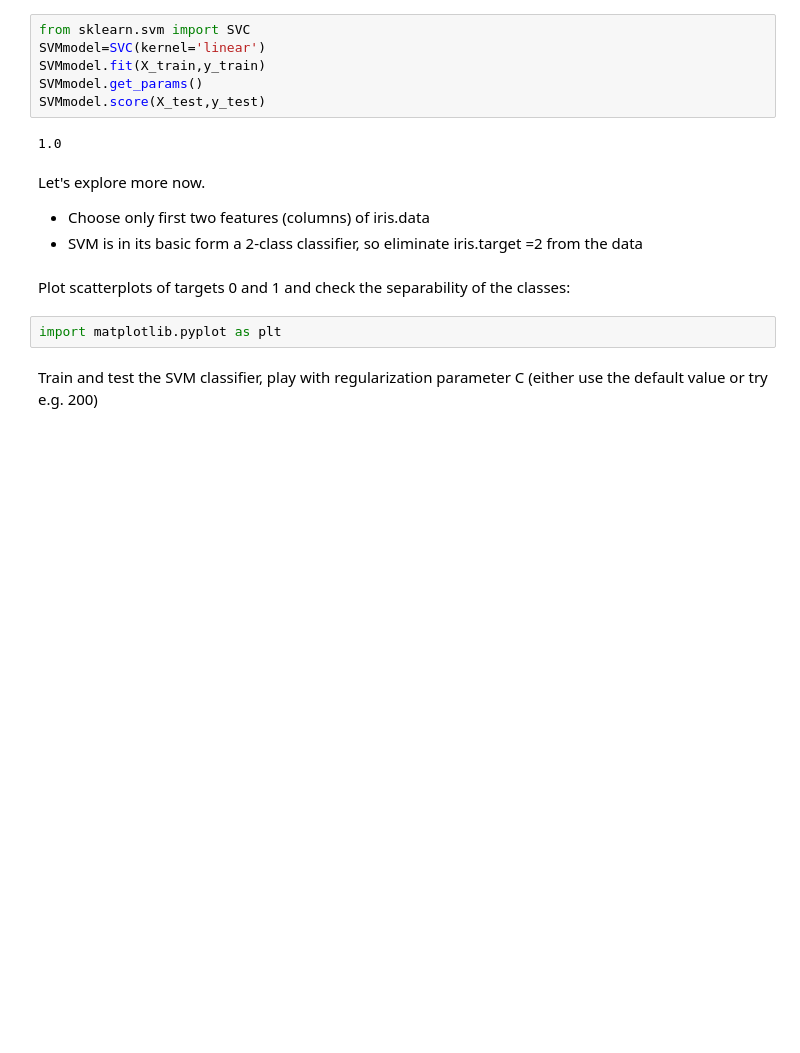
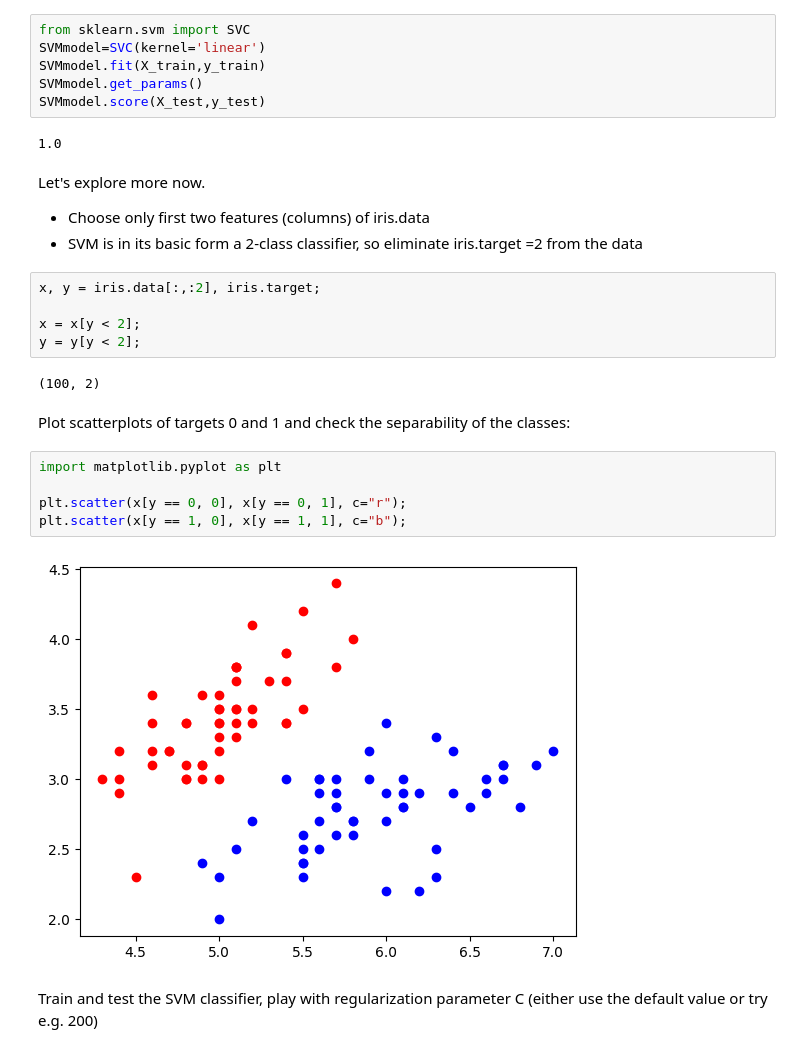
Before and after one commit to MGA215/MPA_MLF, a Jupyter notebook: Lab01_SVM/MPA_MLF_SVM_2students_comments.ipynb, the cells around one changed output. Cells and saved outputs as stored; diff of their text form; blank space fills up the shorter version.

```diff
--- a/Lab01_SVM/MPA_MLF_SVM_2students_comments.ipynb
+++ b/Lab01_SVM/MPA_MLF_SVM_2students_comments.ipynb
@@ -45,9 +48,21 @@ Let's explore more now.
 
 *   Choose only first two features (columns) of iris.data
 *   SVM is in its basic form a 2-class classifier, so eliminate iris.target =2 from the data
+# %%
+x, y = iris.data[:,:2], iris.target;
+
+x = x[y < 2];
+y = y[y < 2];
+# %% [output]
+(100, 2)
 # %% [markdown]
 Plot scatterplots of targets 0 and 1 and check the separability of the classes:
-# %%
-import matplotlib.pyplot as plt
+# %%
+import matplotlib.pyplot as plt
+
+plt.scatter(x[y == 0, 0], x[y == 0, 1], c="r");
+plt.scatter(x[y == 1, 0], x[y == 1, 1], c="b");
+# %% [output]
+[figure, added]
 # %% [markdown]
 Train and test the SVM classifier, play with regularization parameter C (either use the default value or try e.g. 200)
```
Also changed, not shown: parts of 5 cells of this notebook.
